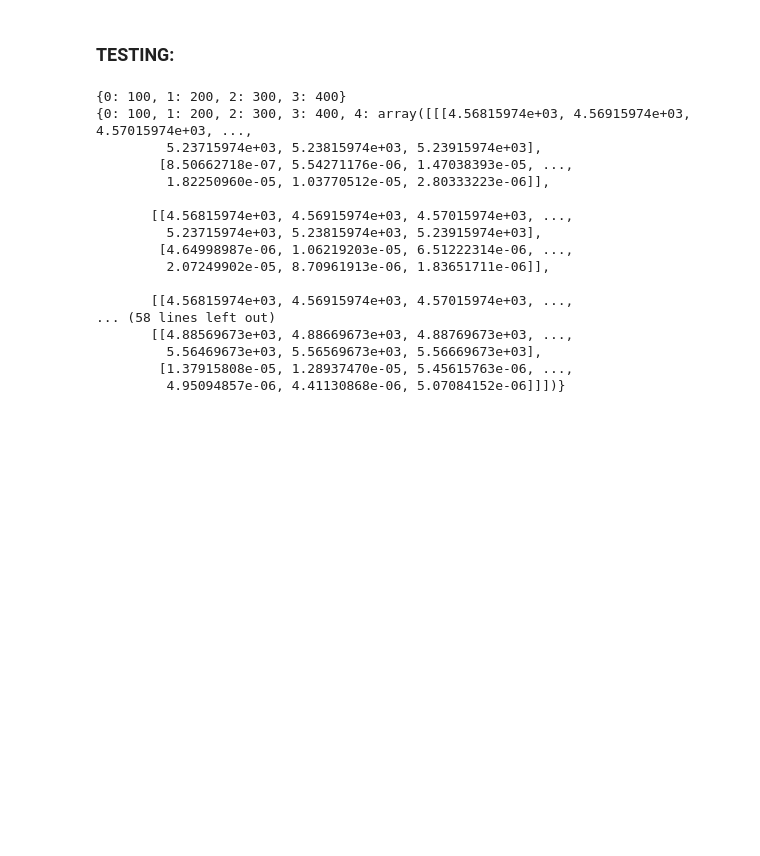
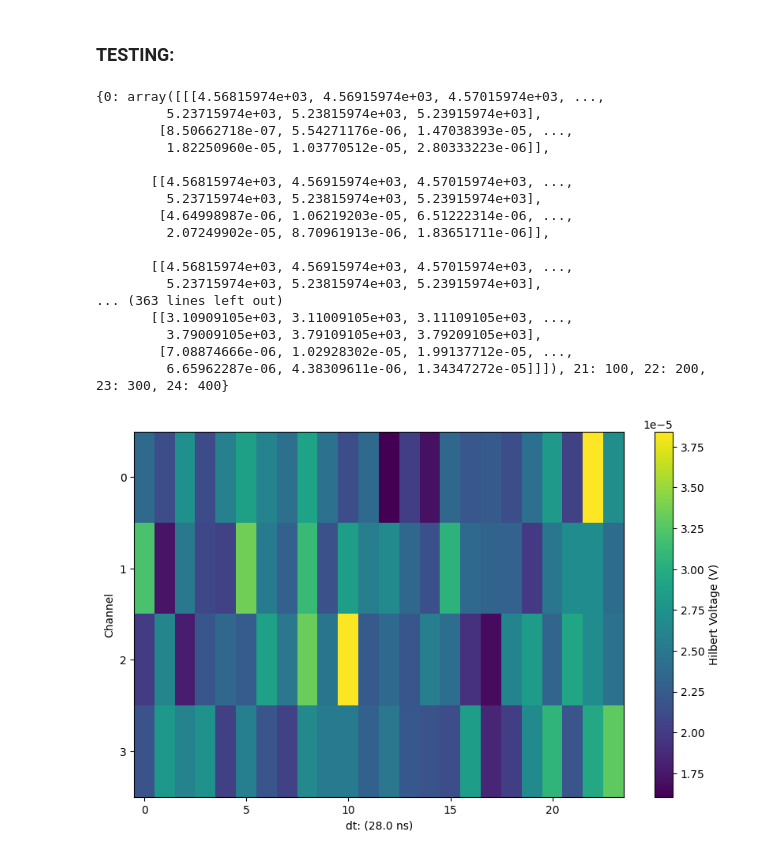
Before and after one commit to SuedIsProgramming/RNO-G-CNN, a Jupyter notebook: function_testing/function_testing.ipynb, the cells around one changed output. Cells and saved outputs as stored; diff of their text form; code cells hidden in the pictures; blank space fills up the shorter version.

```diff
--- a/function_testing/function_testing.ipynb
+++ b/function_testing/function_testing.ipynb
@@ -221,29 +222,32 @@ def save_events(file_path='data/event_data.pkl',events_in=None):
 # %%
 with open('data/saved_dictionary.pkl', 'rb') as file:
     trace1 = pickle.load(file)
 
 with open('data/event_dict.pkl','rb') as file:
     trace2 = pickle.load(file)
 
 print(trace2)
+
+plot_image(trace2[0],24)
 # %% [output]
-{0: 100, 1: 200, 2: 300, 3: 400}
-{0: 100, 1: 200, 2: 300, 3: 400, 4: array([[[4.56815974e+03, 4.56915974e+03, 4.57015974e+03, ...,
+{0: array([[[4.56815974e+03, 4.56915974e+03, 4.57015974e+03, ...,
          5.23715974e+03, 5.23815974e+03, 5.23915974e+03],
         [8.50662718e-07, 5.54271176e-06, 1.47038393e-05, ...,
          1.82250960e-05, 1.03770512e-05, 2.80333223e-06]],
 
        [[4.56815974e+03, 4.56915974e+03, 4.57015974e+03, ...,
          5.23715974e+03, 5.23815974e+03, 5.23915974e+03],
         [4.64998987e-06, 1.06219203e-05, 6.51222314e-06, ...,
          2.07249902e-05, 8.70961913e-06, 1.83651711e-06]],
 
        [[4.56815974e+03, 4.56915974e+03, 4.57015974e+03, ...,
-... (58 lines left out)
-       [[4.88569673e+03, 4.88669673e+03, 4.88769673e+03, ...,
-         5.56469673e+03, 5.56569673e+03, 5.56669673e+03],
-        [1.37915808e-05, 1.28937470e-05, 5.45615763e-06, ...,
-         4.95094857e-06, 4.41130868e-06, 5.07084152e-06]]])}
+         5.23715974e+03, 5.23815974e+03, 5.23915974e+03],
+... (363 lines left out)
+       [[3.10909105e+03, 3.11009105e+03, 3.11109105e+03, ...,
+         3.79009105e+03, 3.79109105e+03, 3.79209105e+03],
+        [7.08874666e-06, 1.02928302e-05, 1.99137712e-05, ...,
+         6.65962287e-06, 4.38309611e-06, 1.34347272e-05]]]), 21: 100, 22: 200, 23: 300, 24: 400}
+[figure, added]
 # %%
 # Function testing block
 
```
Also changed, not shown: parts of 4 cells of this notebook, 3 other files.
